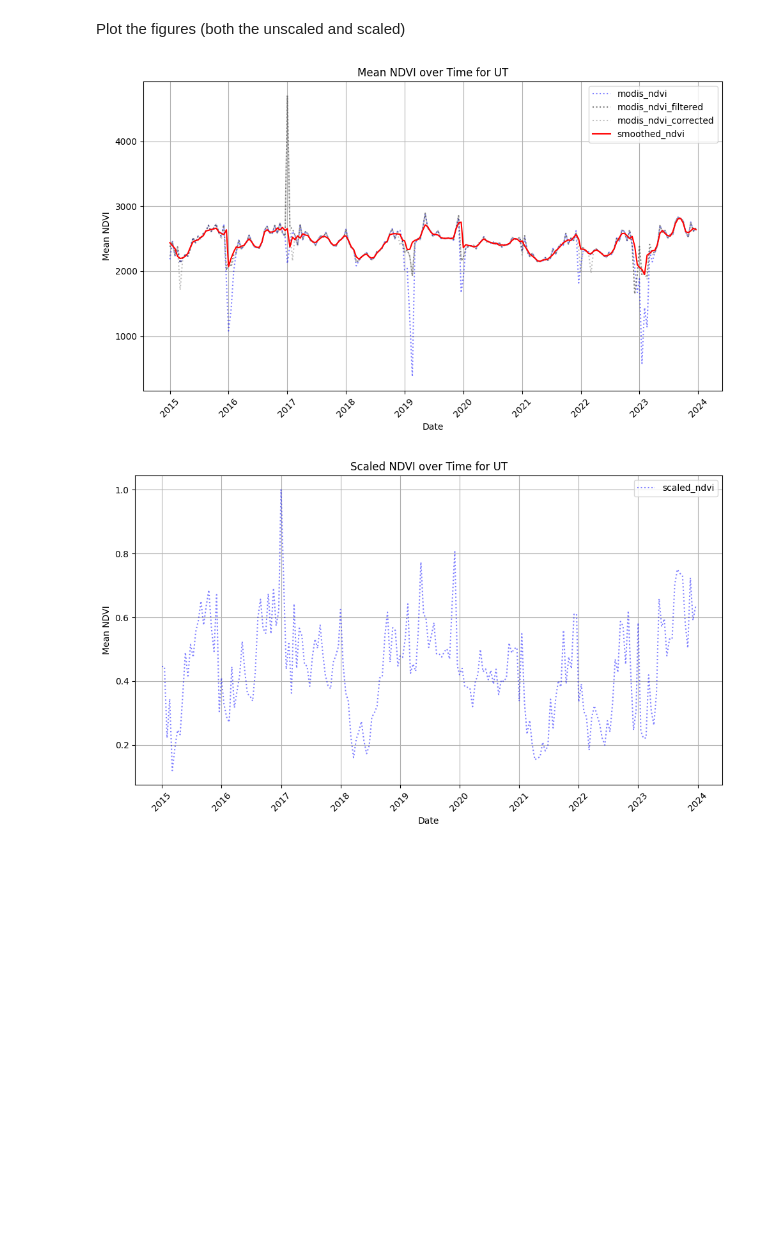
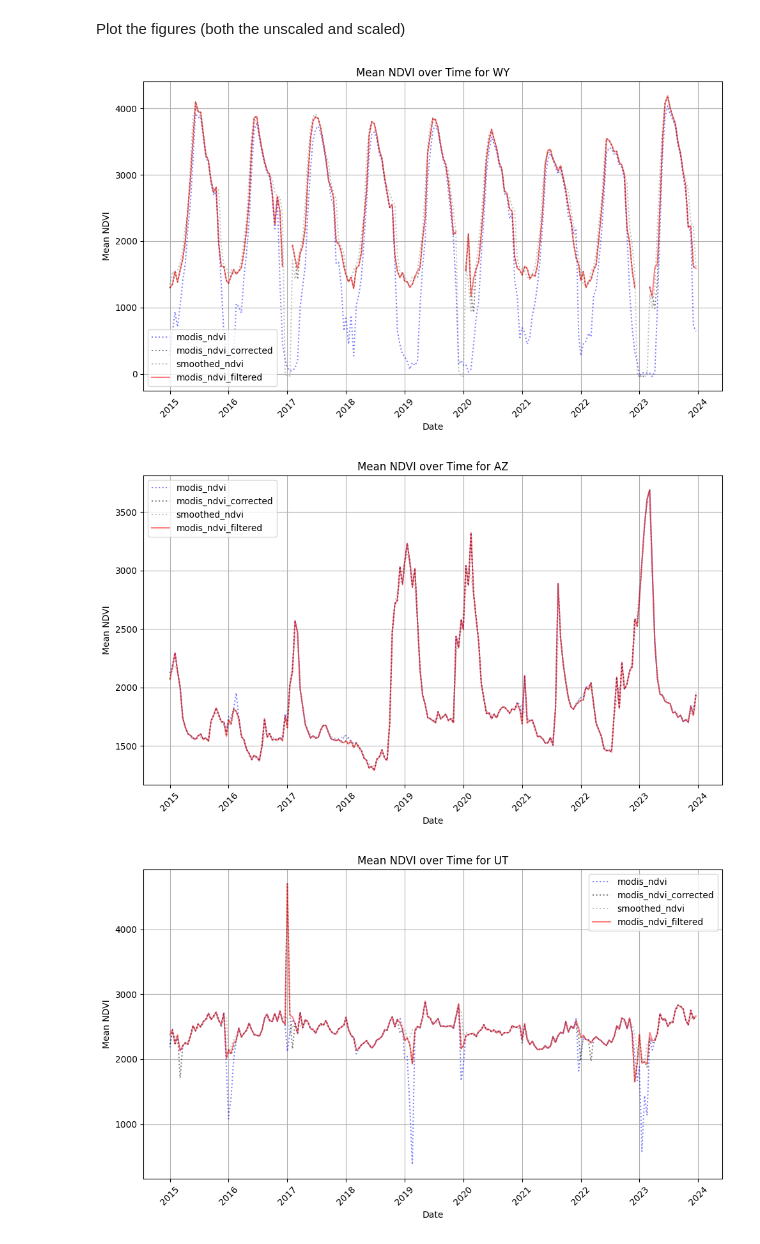
Before and after one commit to tlasharr/DroughtSurfing, a Jupyter notebook: RemoteSensingProcessing/X_VisualizeProcessSteps.ipynb, the cells around one changed output. Drawn from its saved outputs; the diff is of its cells as text; code cells hidden in the pictures; blank space fills up the shorter version.

```diff
--- a/RemoteSensingProcessing/X_VisualizeProcessSteps.ipynb
+++ b/RemoteSensingProcessing/X_VisualizeProcessSteps.ipynb
@@ -16,15 +16,15 @@ from datetime import datetime
 
 # Define the directories for AZ and WY
 base_dir = r'H:\My Drive\DroughtSurfing'
-# locations = ['WY', 'AZ', 'UT']
-locations = ['UT']
+locations = ['WY', 'AZ', 'UT']
+# locations = ['UT', 'AZ']
 
 # Define file paths for the exported GeoTIFFs within each directory
 ndvi_file_names = [
     'modis_ndvi.tif',
-    'modis_ndvi_filtered.tif',
     'modis_ndvi_corrected.tif',
-    'smoothed_ndvi.tif'
+    'smoothed_ndvi.tif',
+    'modis_ndvi_filtered.tif'
 ]
 
 ndvi_scaled_names = [
@@ -57,63 +59,64 @@ def read_ndvi_data(ndvi_path):
 # %% [markdown]
 Plot the figures (both the unscaled and scaled)
 # %%
-# Plot each location (AZ and WY) on a separate plot
+## plot each location (AZ and WY) on a separate plot
 for location in locations:
     plt.figure(figsize=(10, 6))
     tiff_dir = os.path.join(base_dir, location)
 
-    # Define colors or line styles for different NDVI products
+    ## define colors and line styles for different NDVI products
     styles = [':', ':', ':', '-']
     colors = ['blue', 'black', 'gray', 'red']
-    alphas = [0.5, 0.5, 0.5, 1]
+    alphas = [0.5, 0.5, 0.5, 0.5]
 
     for i, file_name in enumerate(ndvi_file_names):
         ndvi_path = os.path.join(tiff_dir, file_name)
         dates, mean_ndvi = read_ndvi_data(ndvi_path)
 
-        # Plot NDVI for each product in the same plot, different line styles
+        ## plot NDVI for each product in the same plot, different line styles
         plt.plot(dates, mean_ndvi, label=f"{file_name.replace('.tif', '')}", linestyle=styles[i], color = colors[i], alpha = alphas[i])
 
-    # Add labels, title, and grid for each location
+    ## add labels, title, and grid for each location
     plt.title(f'Mean NDVI over Time for {location}')
     plt.xlabel('Date')
     plt.ylabel('Mean NDVI')
     plt.legend(loc='best')
     plt.grid(True)
     plt.xticks(rotation=45)
     plt.tight_layout()
 
-    # Show each plot separately
+    ## show each plot separately
     plt.show()
 
 
-for location in locations:
-    plt.figure(figsize=(10, 6))
-    tiff_dir = os.path.join(base_dir, location)
+# for location in locations:
+#     plt.figure(figsize=(10, 6))
+#     tiff_dir = os.path.join(base_dir, location)
 
-    # Define colors or line styles for different NDVI products
-    styles = [':', ':', ':', '-']
-    colors = ['blue', 'black', 'gray', 'red']
-    alphas = [0.5, 0.5, 0.5, 1]
+#     ## define colors or line styles for different NDVI products
+#     styles = [':', ':', ':', '-']
+#     colors = ['blue', 'black', 'gray', 'red']
+#     alphas = [0.5, 0.5, 0.5, 1]
 
-    for i, file_name in enumerate(ndvi_scaled_names):
-        ndvi_path = os.path.join(tiff_dir, file_name)
-        dates, mean_ndvi = read_ndvi_data(ndvi_path)
+#     for i, file_name in enumerate(ndvi_scaled_names):
+#         ndvi_path = os.path.join(tiff_dir, file_name)
+#         dates, mean_ndvi = read_ndvi_data(ndvi_path)
 
-        # Plot NDVI for each product in the same plot, different line styles
-        plt.plot(dates, mean_ndvi, label=f"{file_name.replace('.tif', '')}", linestyle=styles[i], color = colors[i], alpha = alphas[i])
+#         ## plot NDVI for each product in the same plot, different line styles
+#         plt.plot(dates, mean_ndvi, label=f"{file_name.replace('.tif', '')}", linestyle=styles[i], color = colors[i], alpha = alphas[i])
 
-    # Add labels, title, and grid for each location
-    plt.title(f'Scaled NDVI over Time for {location}')
-    plt.xlabel('Date')
-    plt.ylabel('Mean NDVI')
-    plt.legend(loc='best')
-    plt.grid(True)
-    plt.xticks(rotation=45)
-    plt.tight_layout()
+#     ## add labels, title, and grid for each location
+#     plt.title(f'Scaled NDVI over Time for {location}')
+#     plt.xlabel('Date')
+#     plt.ylabel('Mean NDVI')
+#     plt.legend(loc='best')
+#     plt.grid(True)
+#     plt.xticks(rotation=45)
+#     plt.tight_layout()
 
-    # Show each plot separately
-    plt.show()
+#     ## show each plot separately
+#     plt.show()
 # %% [output]
-[figure, old version]
+[figure, new version]
-[figure, old version]
+[figure, new version]
+[figure, added]
```
Also changed, not shown: parts of 1 cell of this notebook, 1 other file.
